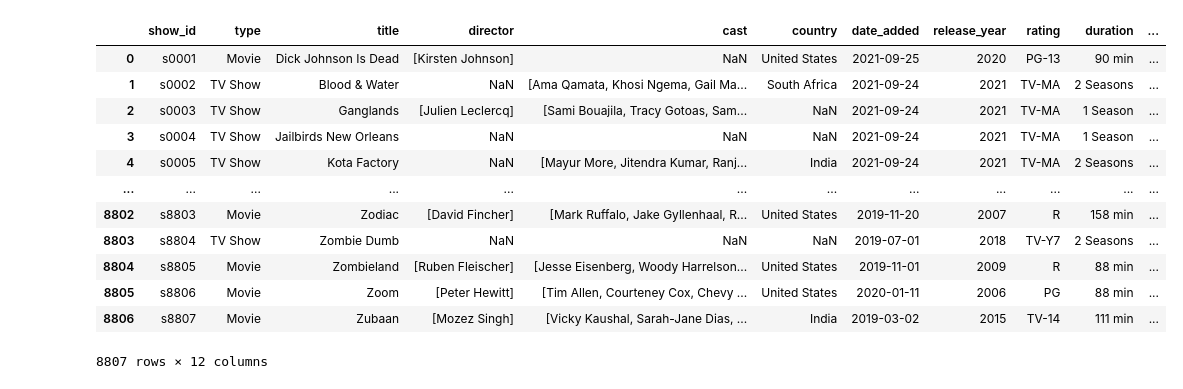
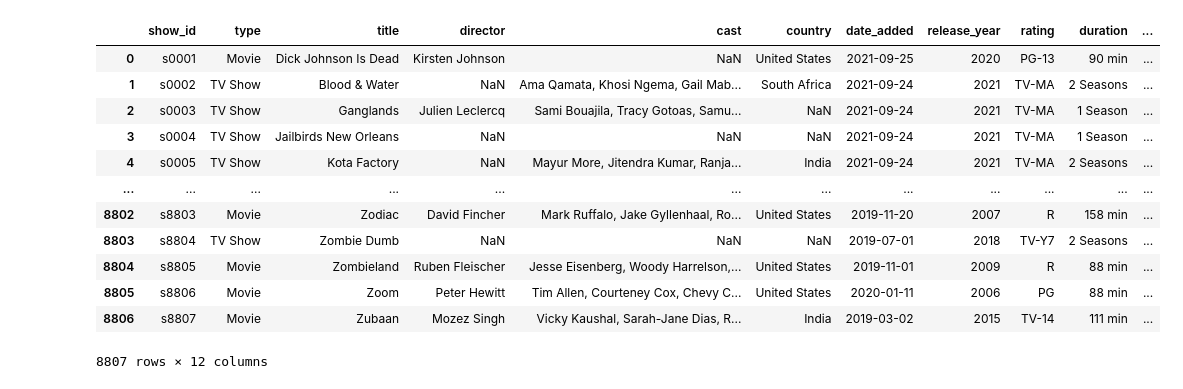
Before and after one commit to aloutfi/flexit, a Jupyter notebook: notebooks/clean_and_ingestion_prep.ipynb, the cells around one changed output. Cells and saved outputs as stored; diff of their text form; code cells hidden in the pictures.

```diff
--- a/notebooks/clean_and_ingestion_prep.ipynb
+++ b/notebooks/clean_and_ingestion_prep.ipynb
@@ -4,23 +4,23 @@ import itertools
 # %%
 df = pd.read_csv('../data/netflix_titles_raw.csv')
 df.date_added = pd.to_datetime(df.date_added)
 df.listed_in = df.listed_in.str.split(',')
-df.cast = df.cast.str.split(',')
-df.director = df.director.str.split(',')
+# df.cast = df.cast.str.split(',')
+# df.director = df.director.str.split(',')
 df.show_id = df.show_id.str[1:]
 df.show_id = 's' + df.show_id.str.zfill(4) # Padding so we can maybe use this as an ID?
 df
 # %% [output]
 |  | show_id | type | title | director | cast | country | date_added | release_year | rating | duration | ... |
-| 0 | s0001 | Movie | Dick Johnson Is Dead | [Kirsten Johnson] | NaN | United States | 2021-09-25 | 2020 | PG-13 | 90 min | ... |
-| 1 | s0002 | TV Show | Blood & Water | NaN | [Ama Qamata, Khosi Ngema, Gail Ma... | South Africa | 2021-09-24 | 2021 | TV-MA | 2 Seasons | ... |
-| 2 | s0003 | TV Show | Ganglands | [Julien Leclercq] | [Sami Bouajila, Tracy Gotoas, Sam... | NaN | 2021-09-24 | 2021 | TV-MA | 1 Season | ... |
+| 0 | s0001 | Movie | Dick Johnson Is Dead | Kirsten Johnson | NaN | United States | 2021-09-25 | 2020 | PG-13 | 90 min | ... |
+| 1 | s0002 | TV Show | Blood & Water | NaN | Ama Qamata, Khosi Ngema, Gail Mab... | South Africa | 2021-09-24 | 2021 | TV-MA | 2 Seasons | ... |
+| 2 | s0003 | TV Show | Ganglands | Julien Leclercq | Sami Bouajila, Tracy Gotoas, Samu... | NaN | 2021-09-24 | 2021 | TV-MA | 1 Season | ... |
 | 3 | s0004 | TV Show | Jailbirds New Orleans | NaN | NaN | NaN | 2021-09-24 | 2021 | TV-MA | 1 Season | ... |
-| 4 | s0005 | TV Show | Kota Factory | NaN | [Mayur More, Jitendra Kumar, Ranj... | India | 2021-09-24 | 2021 | TV-MA | 2 Seasons | ... |
+| 4 | s0005 | TV Show | Kota Factory | NaN | Mayur More, Jitendra Kumar, Ranja... | India | 2021-09-24 | 2021 | TV-MA | 2 Seasons | ... |
 | ... | ... | ... | ... | ... | ... | ... | ... | ... | ... | ... | ... |
-| 8802 | s8803 | Movie | Zodiac | [David Fincher] | [Mark Ruffalo, Jake Gyllenhaal, R... | United States | 2019-11-20 | 2007 | R | 158 min | ... |
+| 8802 | s8803 | Movie | Zodiac | David Fincher | Mark Ruffalo, Jake Gyllenhaal, Ro... | United States | 2019-11-20 | 2007 | R | 158 min | ... |
 | 8803 | s8804 | TV Show | Zombie Dumb | NaN | NaN | NaN | 2019-07-01 | 2018 | TV-Y7 | 2 Seasons | ... |
-| 8804 | s8805 | Movie | Zombieland | [Ruben Fleischer] | [Jesse Eisenberg, Woody Harrelson... | United States | 2019-11-01 | 2009 | R | 88 min | ... |
-| 8805 | s8806 | Movie | Zoom | [Peter Hewitt] | [Tim Allen, Courteney Cox, Chevy ... | United States | 2020-01-11 | 2006 | PG | 88 min | ... |
-| 8806 | s8807 | Movie | Zubaan | [Mozez Singh] | [Vicky Kaushal, Sarah-Jane Dias, ... | India | 2019-03-02 | 2015 | TV-14 | 111 min | ... |
+| 8804 | s8805 | Movie | Zombieland | Ruben Fleischer | Jesse Eisenberg, Woody Harrelson,... | United States | 2019-11-01 | 2009 | R | 88 min | ... |
+| 8805 | s8806 | Movie | Zoom | Peter Hewitt | Tim Allen, Courteney Cox, Chevy C... | United States | 2020-01-11 | 2006 | PG | 88 min | ... |
+| 8806 | s8807 | Movie | Zubaan | Mozez Singh | Vicky Kaushal, Sarah-Jane Dias, R... | India | 2019-03-02 | 2015 | TV-14 | 111 min | ... |
 8807 rows × 12 columns
```
Also changed, not shown: parts of 17 cells of this notebook, 6 other files.
